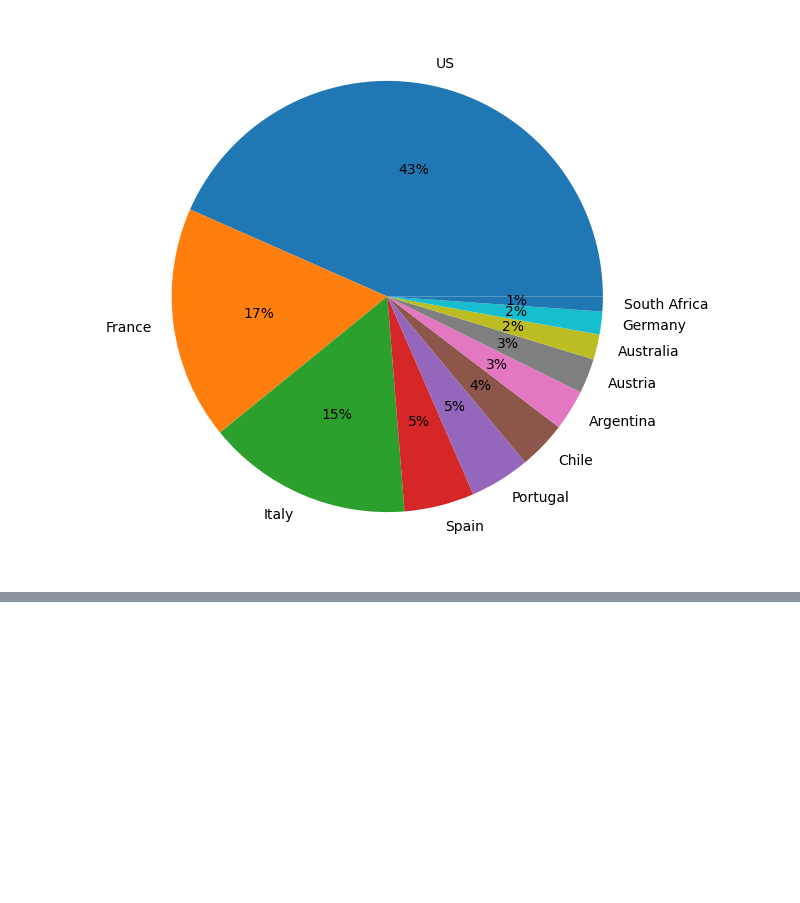
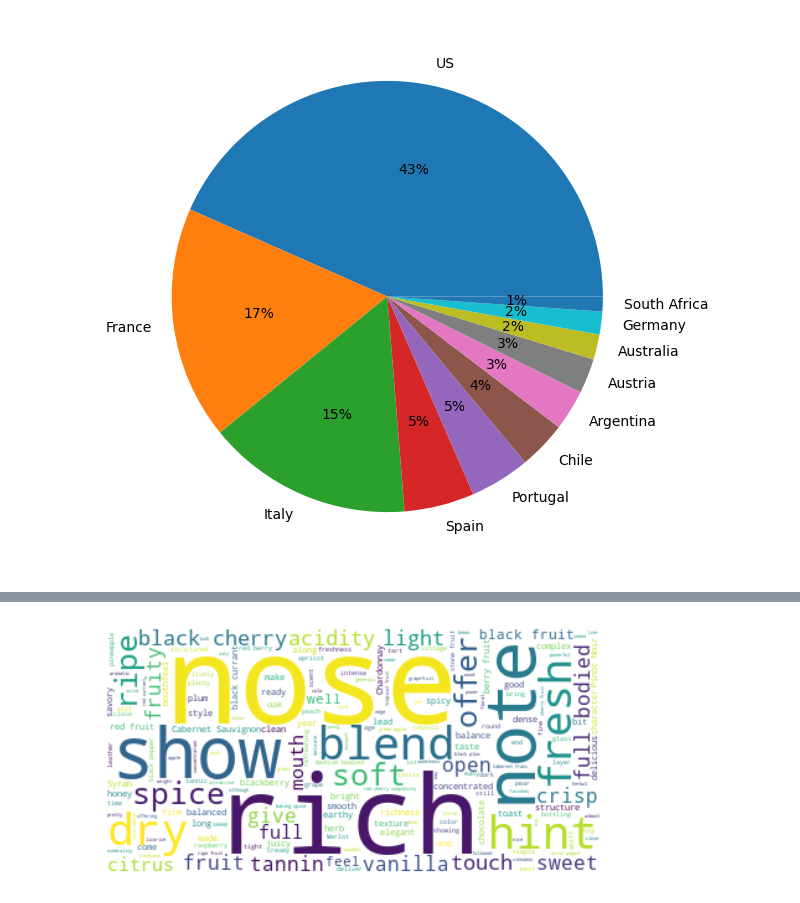
Before and after one commit to pvulya1/predicting_wine_quality, a Jupyter notebook: wines_reviews_eda.ipynb, the cells around one changed output, grey strips where cells are left out. Cells and saved outputs as stored; diff of their text form; code cells hidden in the pictures; blank space fills up the shorter version.

```diff
--- a/wines_reviews_eda.ipynb
+++ b/wines_reviews_eda.ipynb
@@ -107,0 +120,13 @@ plt.show()
+# %%
+text = " ".join(review for review in wine_reviews.loc[:,'description'])
+# %%
+stopwords = set(STOPWORDS)
+stopwords.update(["drink", "now", "wine", "flavor", "flavors", "aromas", "aroma", "palate", "finish"])
+# %%
+wordcloud = WordCloud(stopwords=stopwords, background_color="white").generate(text)
+
+plt.imshow(wordcloud, interpolation='bilinear')
+plt.axis("off")
+plt.show()
+# %% [output]
+[figure, added]
```
Also changed, not shown: parts of 5 cells of this notebook.
